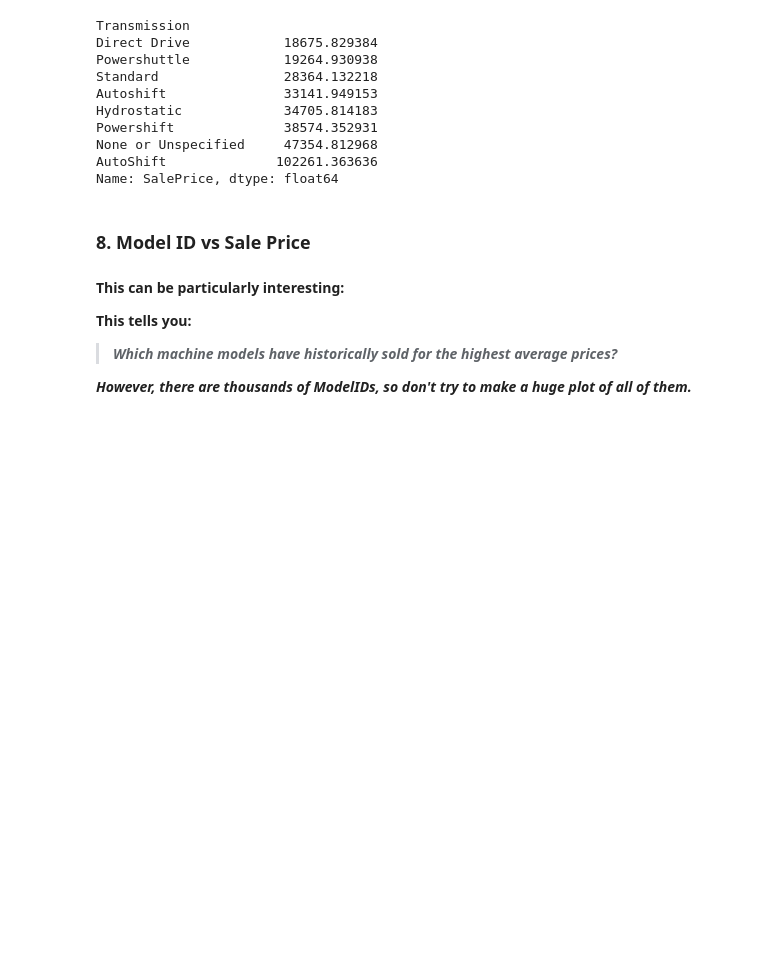
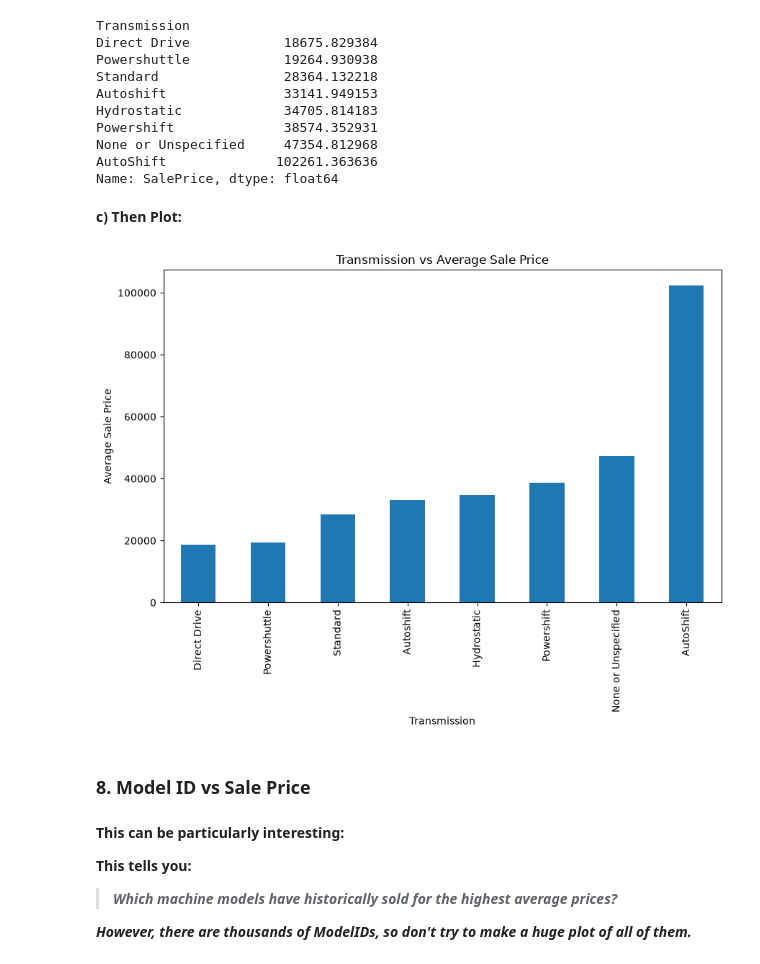
Before and after one commit to Eseigbe111/ml-course-following, a Jupyter notebook: bulldozer-price-prediction-project/Going-through-bulldozer-price-regression.ipynb, the cells around one changed output. Cells and saved outputs as stored; diff of their text form; code cells hidden in the pictures; blank space fills up the shorter version.

```diff
--- a/bulldozer-price-prediction-project/Going-through-bulldozer-price-regression.ipynb
+++ b/bulldozer-price-prediction-project/Going-through-bulldozer-price-regression.ipynb
@@ -362,6 +401,19 @@ Powershift              38574.352931
 None or Unspecified     47354.812968
 AutoShift              102261.363636
 Name: SalePrice, dtype: float64
+# %% [markdown]
+**c) Then Plot:**
+# %%
+df.groupby("Transmission")["SalePrice"].mean().sort_values().plot(
+    kind="bar",
+    figsize=(10, 6)
+)
+
+plt.xlabel("Transmission")
+plt.ylabel("Average Sale Price")
+plt.title("Transmission vs Average Sale Price");
+# %% [output]
+[figure, added]
 # %% [markdown]
 ### **8. Model ID vs Sale Price**
 # %% [markdown]
```
Also changed, not shown: parts of 17 cells of this notebook.
